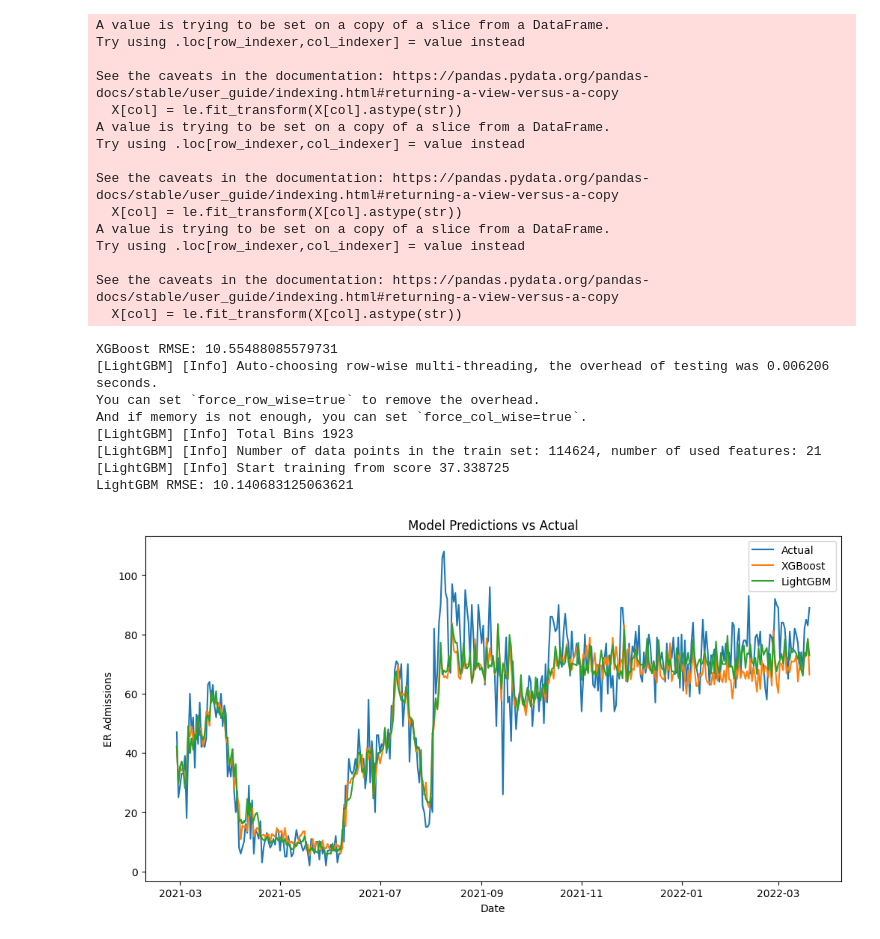
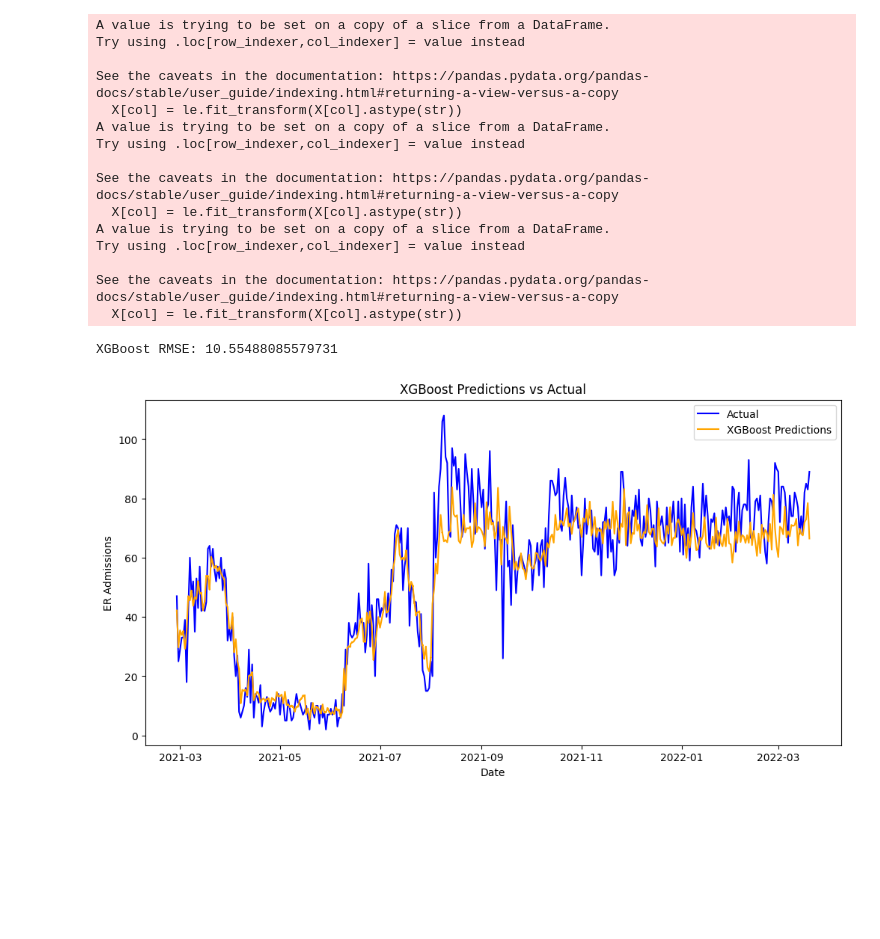
Before and after one commit to tottaradhanush/finalproject, a Jupyter notebook: model_training.ipynb, the cells around one changed output. Drawn from its saved outputs; the diff is of its cells as text; code cells hidden in the pictures; blank space fills up the shorter version.

```diff
--- a/model_training.ipynb
+++ b/model_training.ipynb
@@ -1,13 +80,10 @@
 # %%
 import pandas as pd
 import numpy as np
-from sklearn.model_selection import train_test_split
 from sklearn.metrics import mean_squared_error
 import xgboost as xgb
-import lightgbm as lgb
-from sklearn.preprocessing import LabelEncoder, OneHotEncoder
-from sklearn.compose import ColumnTransformer
-from sklearn.pipeline import Pipeline
+import matplotlib.pyplot as plt
+from sklearn.preprocessing import LabelEncoder
 
 # Load the cleaned dataset
 df = pd.read_csv("feature_engineering_data.csv")
@@ -37,69 +113,43 @@ le = LabelEncoder()
 for col in categorical_columns:
     X[col] = le.fit_transform(X[col].astype(str))
 
-# Optional: If you prefer OneHotEncoding for categorical features
-# This is useful for non-ordinal categorical columns.
-# If you prefer OneHotEncoding instead of LabelEncoding, uncomment the next lines:
-# encoder = ColumnTransformer(
-#     transformers=[('cat', OneHotEncoder(), categorical_columns)],
-#     remainder='passthrough'  # leave non-categorical columns unchanged
-# )
-# X = encoder.fit_transform(X)
-
 # Train-test split (Time series typically uses time order, so don't shuffle)
 X_train, X_test, y_train, y_test = train_test_split(X, y, shuffle=False, test_size=0.2)
 
-# ========== XGBoost ==========
+# ========== Train the XGBoost Model ==========
 xgb_model = xgb.XGBRegressor(n_estimators=100, learning_rate=0.1)
 xgb_model.fit(X_train, y_train)
 xgb_pred = xgb_model.predict(X_test)
 xgb_rmse = np.sqrt(mean_squared_error(y_test, xgb_pred))
 print(f"XGBoost RMSE: {xgb_rmse}")
 
-# ========== LightGBM ==========
-lgb_model = lgb.LGBMRegressor(n_estimators=100, learning_rate=0.1)
-lgb_model.fit(X_train, y_train)
-lgb_pred = lgb_model.predict(X_test)
-lgb_rmse = np.sqrt(mean_squared_error(y_test, lgb_pred))
-print(f"LightGBM RMSE: {lgb_rmse}")
-
 # ========== Plot Predictions ==========
-import matplotlib.pyplot as plt
-
 plt.figure(figsize=(12, 6))
-plt.plot(y_test.index, y_test.values, label='Actual')
-plt.plot(y_test.index, xgb_pred, label='XGBoost')
-plt.plot(y_test.index, lgb_pred, label='LightGBM')
+plt.plot(y_test.index, y_test.values, label='Actual', color='blue')
+plt.plot(y_test.index, xgb_pred, label='XGBoost Predictions', color='orange')
 plt.legend()
-plt.title("Model Predictions vs Actual")
+plt.title("XGBoost Predictions vs Actual")
 plt.xlabel("Date")
 plt.ylabel("ER Admissions")
 plt.show()
 # %% [output]
 A value is trying to be set on a copy of a slice from a DataFrame.
 Try using .loc[row_indexer,col_indexer] = value instead
 
 See the caveats in the documentation: https://pandas.pydata.org/pandas-docs/stable/user_guide/indexing.html#returning-a-view-versus-a-copy
   X[col] = le.fit_transform(X[col].astype(str))
 A value is trying to be set on a copy of a slice from a DataFrame.
 Try using .loc[row_indexer,col_indexer] = value instead
 
 See the caveats in the documentation: https://pandas.pydata.org/pandas-docs/stable/user_guide/indexing.html#returning-a-view-versus-a-copy
   X[col] = le.fit_transform(X[col].astype(str))
 A value is trying to be set on a copy of a slice from a DataFrame.
 Try using .loc[row_indexer,col_indexer] = value instead
 
 See the caveats in the documentation: https://pandas.pydata.org/pandas-docs/stable/user_guide/indexing.html#returning-a-view-versus-a-copy
   X[col] = le.fit_transform(X[col].astype(str))
 XGBoost RMSE: 10.55488085579731
-[LightGBM] [Info] Auto-choosing row-wise multi-threading, the overhead of testing was 0.006206 seconds.
-You can set `force_row_wise=true` to remove the overhead.
-And if memory is not enough, you can set `force_col_wise=true`.
-[LightGBM] [Info] Total Bins 1923
-[LightGBM] [Info] Number of data points in the train set: 114624, number of used features: 21
-[LightGBM] [Info] Start training from score 37.338725
-LightGBM RMSE: 10.140683125063621
-[figure, old version]
+[figure, new version]
 # %%
 import pandas as pd
 import numpy as np
```
Also changed, not shown: parts of 9 cells of this notebook, 4 other files.
